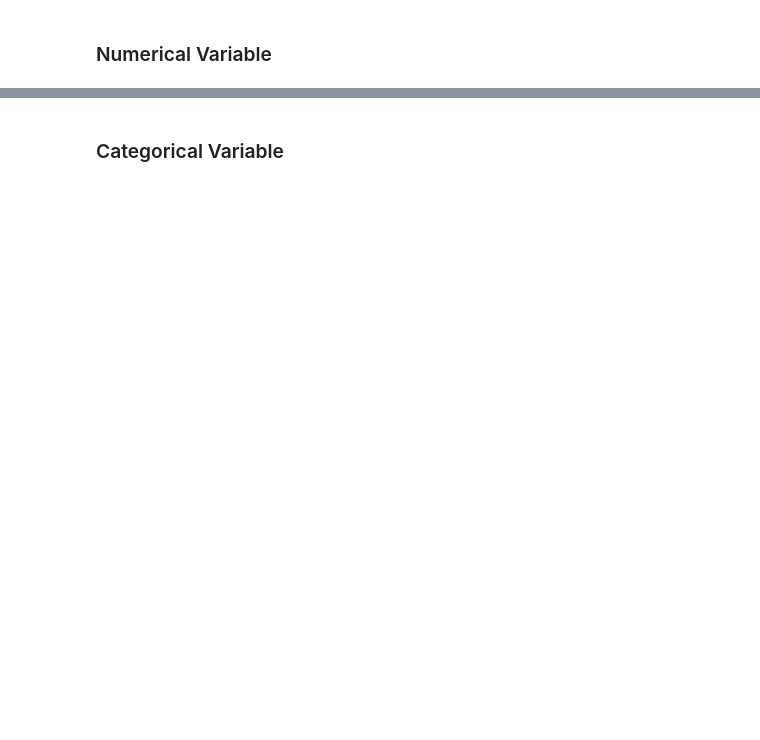
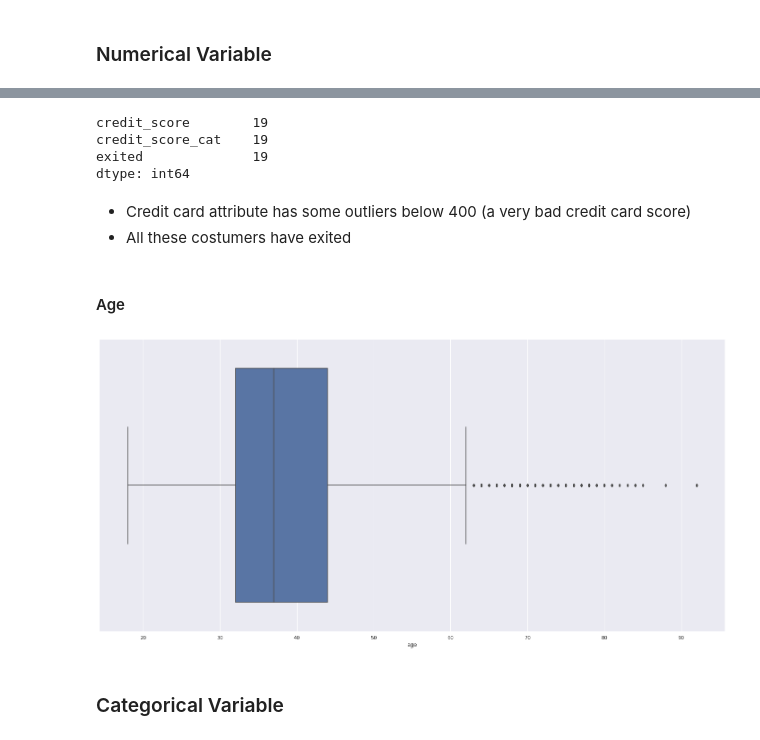
Before and after one commit to marxcerqueira/Kaggle-Client-Churn-Prediction, a Jupyter notebook: notebooks/c1.0-mc-end-to-end-churn-prediction.ipynb, the cells around one changed output, grey strips where cells are left out. Cells and saved outputs as stored; diff of their text form; code cells hidden in the pictures; blank space fills up the shorter version.

```diff
--- a/notebooks/c1.0-mc-end-to-end-churn-prediction.ipynb
+++ b/notebooks/c1.0-mc-end-to-end-churn-prediction.ipynb
@@ -622,2 +837,18 @@ df2 = df2.drop('row_number', axis = 1)
+# %%
+aux_cred[aux_cred['credit_score'] < 400].count()
+# %% [output]
+credit_score        19
+credit_score_cat    19
+exited              19
+dtype: int64
+# %% [markdown]
+- Credit card attribute has some outliers below 400 (a very bad credit card score)
+- All these costumers have exited
+# %% [markdown]
+#### Age
+# %%
+sns.boxplot( x = 'age', data = df3);
+# %% [output]
+[figure, added]
 # %% [markdown]
 ### Categorical Variable
```
Also changed, not shown: parts of 30 cells of this notebook.
